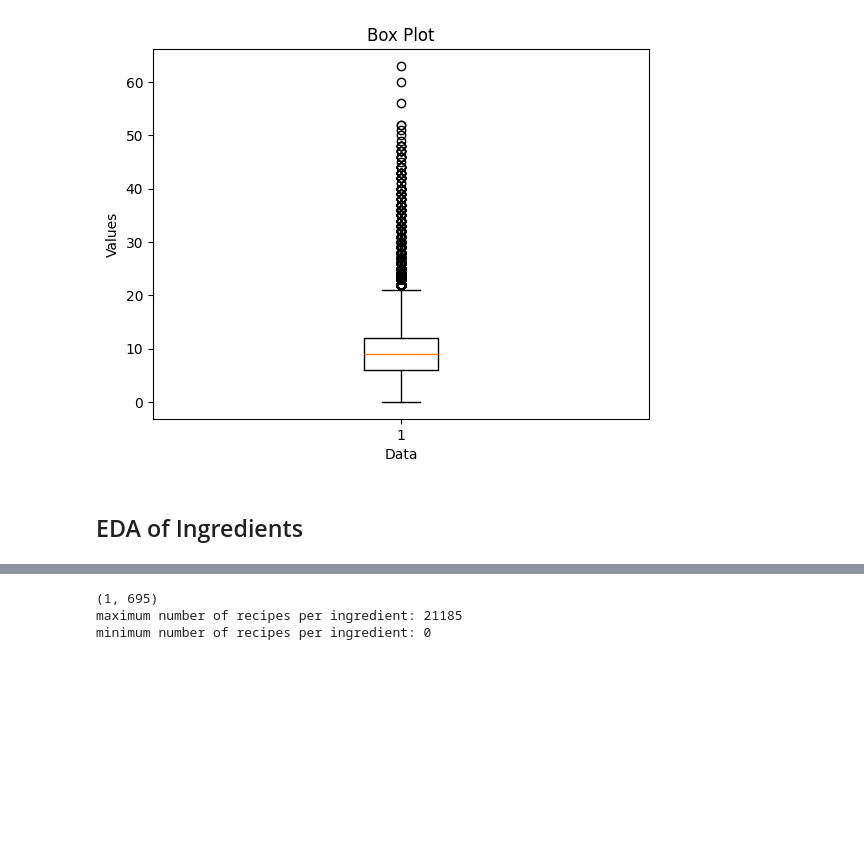
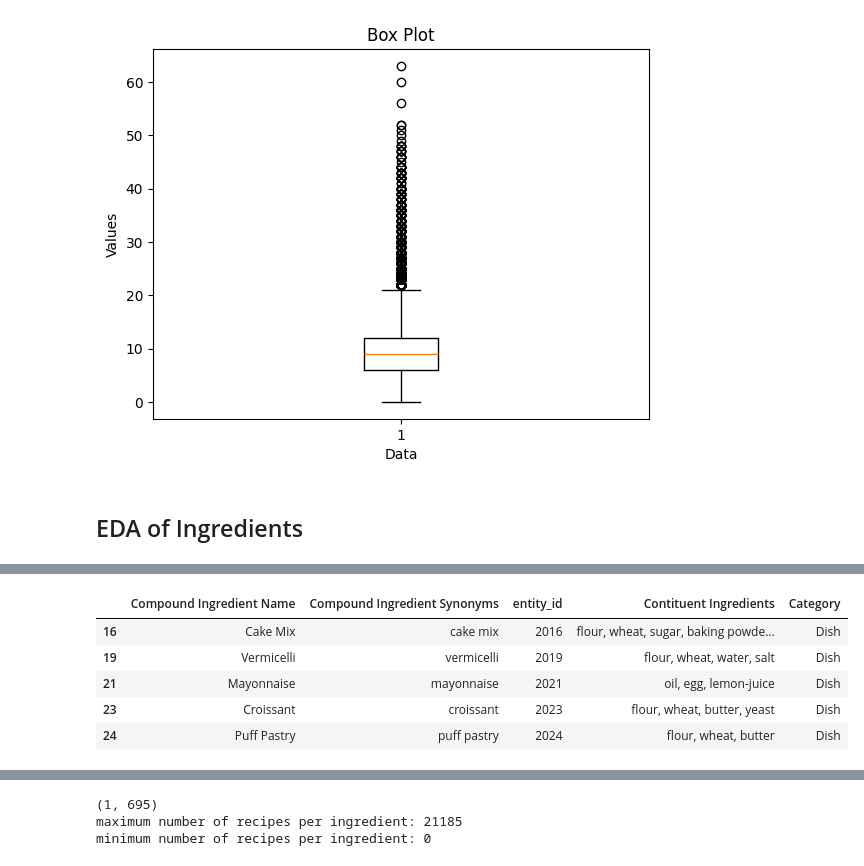
Before and after one commit to com-480-data-visualization/com-480-project-TastingViz, a Jupyter notebook: eda.ipynb, the cells around one changed output, grey strips where cells are left out. Drawn from its saved outputs; the diff is of its cells as text; code cells hidden in the pictures; blank space fills up the shorter version.

```diff
--- a/eda.ipynb
+++ b/eda.ipynb
@@ -195,0 +229,9 @@ plt.show()
+# %%
+df_compound_ingredients[df_compound_ingredients.Category == 'Dish'].head()
+# %% [output]
+|  | Compound Ingredient Name | Compound Ingredient Synonyms | entity_id | Contituent Ingredients | Category |
+| 16 | Cake Mix | cake mix | 2016 | flour, wheat, sugar, baking powde... | Dish |
+| 19 | Vermicelli | vermicelli | 2019 | flour, wheat, water, salt | Dish |
+| 21 | Mayonnaise | mayonnaise | 2021 | oil, egg, lemon-juice | Dish |
+| 23 | Croissant | croissant | 2023 | flour, wheat, butter, yeast | Dish |
+| 24 | Puff Pastry | puff pastry | 2024 | flour, wheat, butter | Dish |
```
Also changed, not shown: parts of 8 cells of this notebook.
